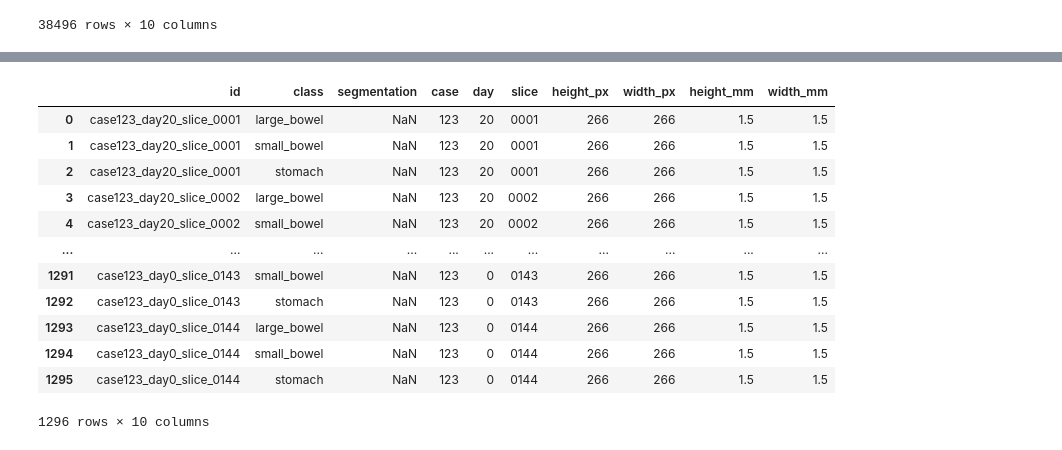
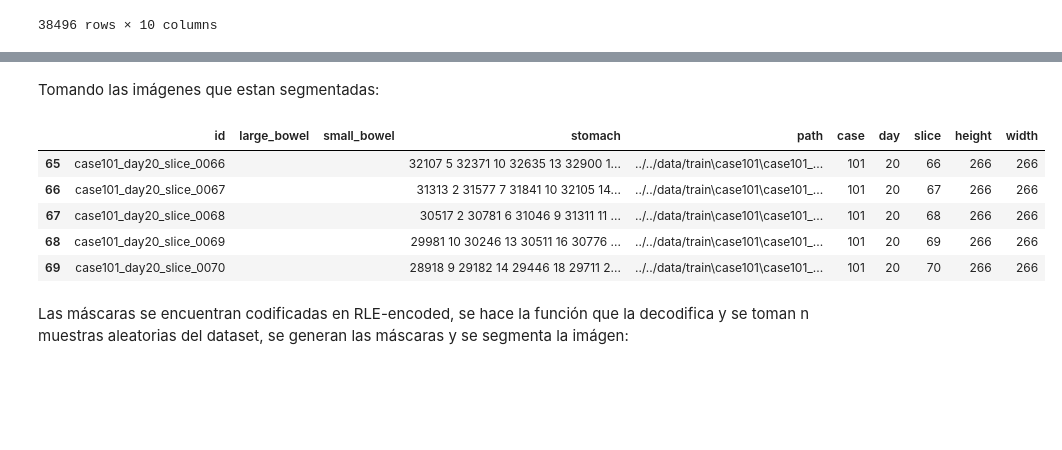
Before and after one commit to mindlab-unal/tdsp_template, a Jupyter notebook: scripts/eda/eda.ipynb, the cells around one changed output, grey strips where cells are left out. Drawn from its saved outputs; the diff is of its cells as text; code cells hidden in the pictures; blank space fills up the shorter version.

Commit message:
EDA de las máscaras.
Se añaden las funciones de generación de máscaras y se limpia el notebook.

```diff
--- a/scripts/eda/eda.ipynb
+++ b/scripts/eda/eda.ipynb
@@ -474,16 +245,14 @@ segmentation[segmentation["case"]==123]
-# %%
-data[data["case"]==123]
-# %% [output]
-|  | id | class | segmentation | case | day | slice | height_px | width_px | height_mm | width_mm |
-| 0 | case123_day20_slice_0001 | large_bowel | NaN | 123 | 20 | 0001 | 266 | 266 | 1.5 | 1.5 |
-| 1 | case123_day20_slice_0001 | small_bowel | NaN | 123 | 20 | 0001 | 266 | 266 | 1.5 | 1.5 |
-| 2 | case123_day20_slice_0001 | stomach | NaN | 123 | 20 | 0001 | 266 | 266 | 1.5 | 1.5 |
-| 3 | case123_day20_slice_0002 | large_bowel | NaN | 123 | 20 | 0002 | 266 | 266 | 1.5 | 1.5 |
-| 4 | case123_day20_slice_0002 | small_bowel | NaN | 123 | 20 | 0002 | 266 | 266 | 1.5 | 1.5 |
-| ... | ... | ... | ... | ... | ... | ... | ... | ... | ... | ... |
-| 1291 | case123_day0_slice_0143 | small_bowel | NaN | 123 | 0 | 0143 | 266 | 266 | 1.5 | 1.5 |
-| 1292 | case123_day0_slice_0143 | stomach | NaN | 123 | 0 | 0143 | 266 | 266 | 1.5 | 1.5 |
-| 1293 | case123_day0_slice_0144 | large_bowel | NaN | 123 | 0 | 0144 | 266 | 266 | 1.5 | 1.5 |
-| 1294 | case123_day0_slice_0144 | small_bowel | NaN | 123 | 0 | 0144 | 266 | 266 | 1.5 | 1.5 |
-| 1295 | case123_day0_slice_0144 | stomach | NaN | 123 | 0 | 0144 | 266 | 266 | 1.5 | 1.5 |
-1296 rows × 10 columns
+# %% [markdown]
+Tomando las imágenes que estan segmentadas:
+# %%
+segment = data[(data["large_bowel"] != "") | (data["small_bowel"] != "") | (data["stomach"] != "")]
+segment.head()
+# %% [output]
+|  | id | large_bowel | small_bowel | stomach | path | case | day | slice | height | width |
+| 65 | case101_day20_slice_0066 |  |  | 32107 5 32371 10 32635 13 32900 1... | ../../data/train\case101\case101_... | 101 | 20 | 66 | 266 | 266 |
+| 66 | case101_day20_slice_0067 |  |  | 31313 2 31577 7 31841 10 32105 14... | ../../data/train\case101\case101_... | 101 | 20 | 67 | 266 | 266 |
+| 67 | case101_day20_slice_0068 |  |  | 30517 2 30781 6 31046 9 31311 11 ... | ../../data/train\case101\case101_... | 101 | 20 | 68 | 266 | 266 |
+| 68 | case101_day20_slice_0069 |  |  | 29981 10 30246 13 30511 16 30776 ... | ../../data/train\case101\case101_... | 101 | 20 | 69 | 266 | 266 |
+| 69 | case101_day20_slice_0070 |  |  | 28918 9 29182 14 29446 18 29711 2... | ../../data/train\case101\case101_... | 101 | 20 | 70 | 266 | 266 |
+# %% [markdown]
+Las máscaras se encuentran codificadas en RLE-encoded, se hace la función que la decodifica y se toman n muestras aleatorias del dataset, se generan las máscaras y se segmenta la imágen:
```
Also changed, not shown: parts of 13 cells of this notebook.
